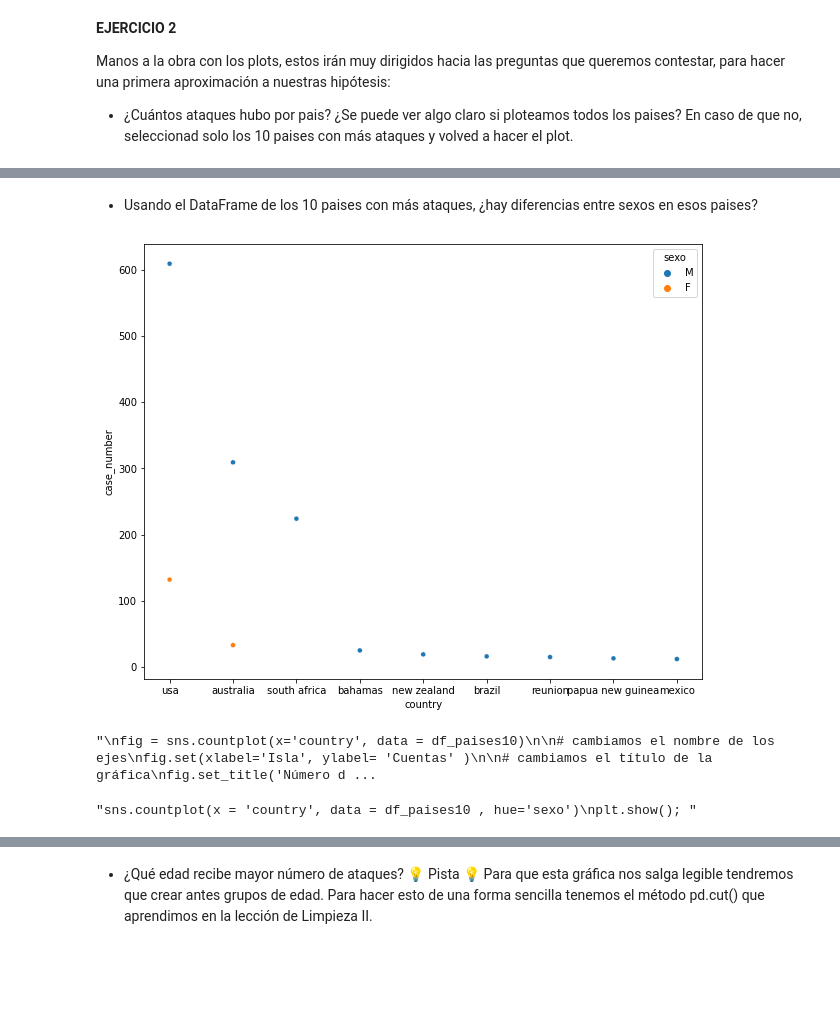
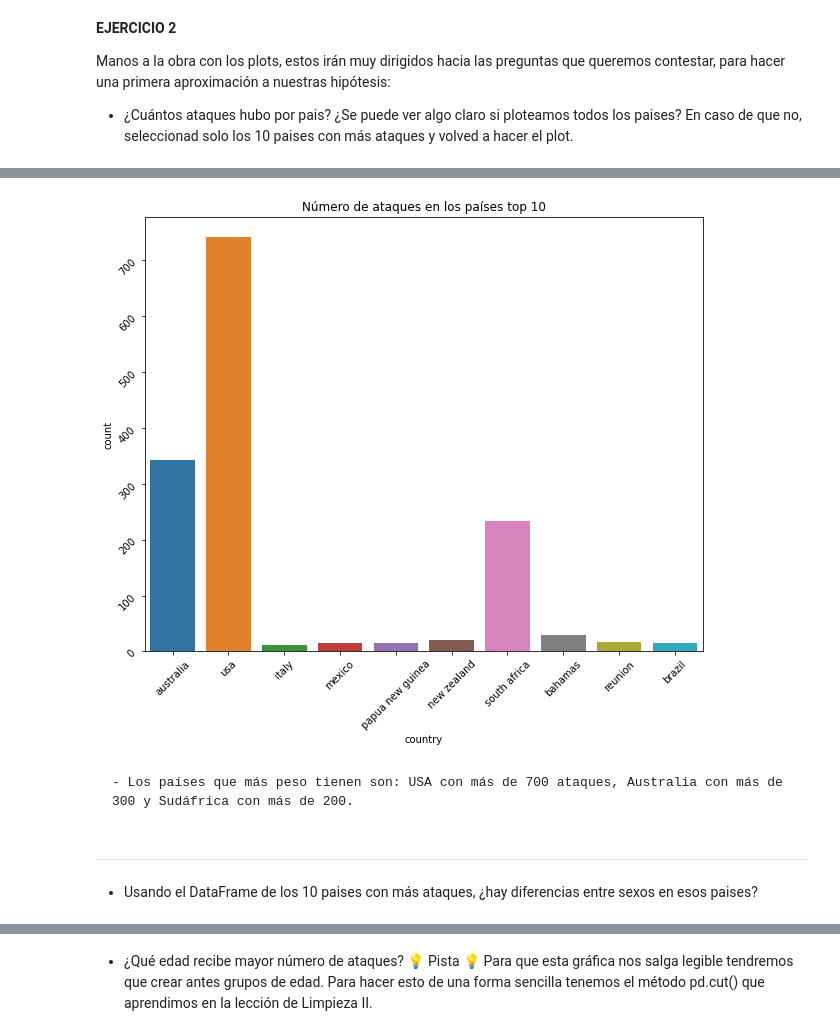
Before and after one commit to Adalab/DA-promo-c-modulo-2-sprint-2-Anahi-Mai, a Jupyter notebook: EDA/pp_eda_III.ipynb, the cells around one changed output, grey strips where cells are left out. Drawn from its saved outputs; the diff is of its cells as text; code cells hidden in the pictures; blank space fills up the shorter version.

```diff
--- a/EDA/pp_eda_III.ipynb
+++ b/EDA/pp_eda_III.ipynb
@@ -83,3 +95,4 @@ Manos a la obra con los plots, estos irán muy dirigidos hacia las preguntas que
 # %%
-len(df.country.value_counts())
+paises_10 = dict(df["country"].value_counts()[:10])
+paises_10
 # %% [output]
@@ -130,0 +109,3 @@ plt.show();
+# %%
+df_10 = df[df['country'].isin(paises_10)]
+df_10
@@ -131,28 +140,13 @@ plt.show();
+# %%
+sns.countplot("country", data = df_10)
+plt.title('Número de ataques en los países top 10')
+plt.tick_params(rotation=45)
+plt.show();
+# %% [output]
+[figure, added]
+# %% [markdown]
+    - Los países que más peso tienen son: USA con más de 700 ataques, Australia con más de 300 y Sudáfrica con más de 200.
+# %% [markdown]
+---
 # %% [markdown]
 - Usando el DataFrame de los 10 paises con más ataques, ¿hay diferencias entre sexos en esos paises?
-# %%
-sns.scatterplot('country', 'case_number', data = df_paises10,
-                s = 25,
-                hue = 'sexo')
-plt.show();
-# %% [output]
-[figure, removed]
-# %%
-'''
-fig = sns.countplot(x='country', data = df_paises10)
-
-# cambiamos el nombre de los ejes
-fig.set(xlabel='Isla', ylabel= 'Cuentas' )
-
-# cambiamos el título de la gráfica
-fig.set_title('Número de pingüinos por isla')
-
-# motramos la gráfica
-plt.show()'''
-# %% [output]
-"\nfig = sns.countplot(x='country', data = df_paises10)\n\n# cambiamos el nombre de los ejes\nfig.set(xlabel='Isla', ylabel= 'Cuentas' )\n\n# cambiamos el título de la gráfica\nfig.set_title('Número d ...
-# %%
-'''sns.countplot(x = 'country', data = df_paises10 , hue='sexo')
-plt.show(); '''
-# %% [output]
-"sns.countplot(x = 'country', data = df_paises10 , hue='sexo')\nplt.show(); "
```
Also changed, not shown: parts of 33 cells of this notebook, 2 other files.
